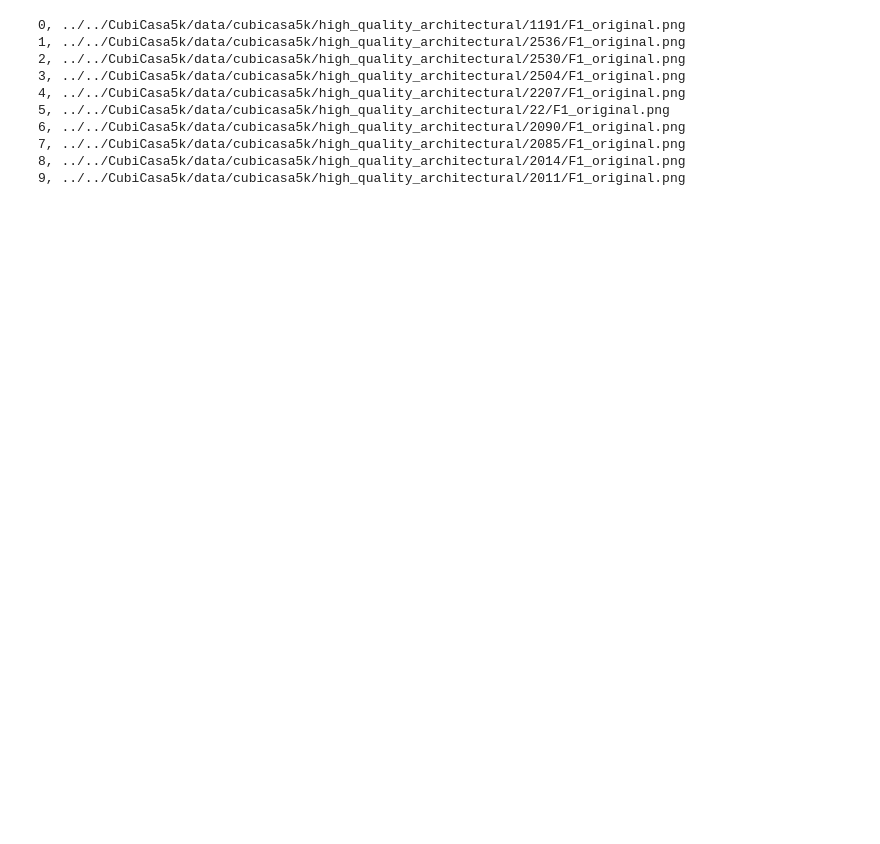
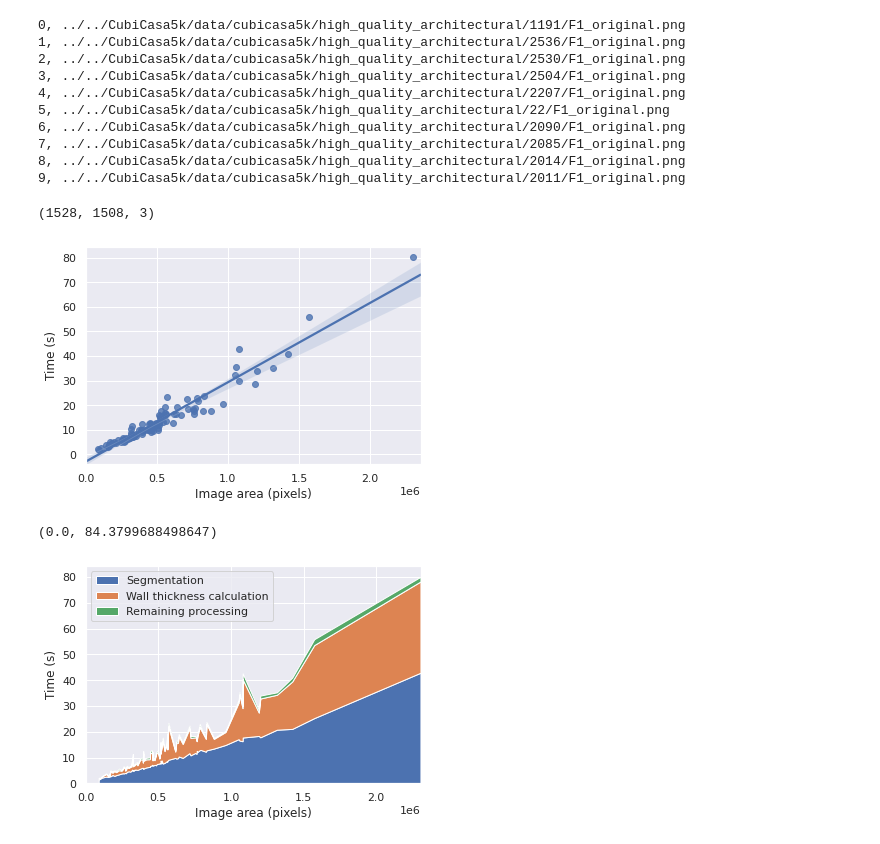
Before and after one commit to joaocmd/Inverse-Algorithmic-Design, a Jupyter notebook: Recognition/execution_times.ipynb, the cells around one changed output. Cells and saved outputs as stored; diff of their text form; code cells hidden in the pictures; blank space fills up the shorter version.

```diff
--- a/Recognition/execution_times.ipynb
+++ b/Recognition/execution_times.ipynb
@@ -97,3 +118,43 @@ for image_name in tqdm(files[:100]):
         f.write(f'{total_time}\n')
 
     res = {'walls': walls, 'symbols': symbols}
+# %%
+image_name = files[80]
+original = cv2.imread(image_name)
+print(original.shape)
+# %% [output]
+(1528, 1508, 3)
+# %%
+import pandas as pd
+import seaborn as sns
+
+sns.set_theme()
+
+times = pd.read_csv('./qualitative/all_times.csv')
+# times = pd.read_csv(out_file)
+times.sort_values(by='area', inplace=True)
+M = times.area.max()
+
+plt.xlim((0, M+0.05e6))
+plt.ylim((-4, 84.3799688498647))
+sns.regplot(x='area', y='total', data=times, label='Total', truncate=False)
+plt.ylabel('Time (s)')
+plt.xlabel('Image area (pixels)')
+# plt.savefig('./qualitative/time-by-area-cpu.pdf', bb_inches='tight', pad_inches=0)
+plt.show()
+
+remaining = times.vect + times["att+norm"] + times.smbl_class
+
+plt.stackplot(
+    times.area, times.seg, times.wall_width, remaining,
+    labels=['Segmentation', 'Wall thickness calculation', 'Remaining processing'])
+plt.legend(loc='upper left')
+plt.ylabel('Time (s)')
+plt.xlabel('Image area (pixels)')
+plt.xlim((0, M))
+plt.ylim((0, 84.3799688498647))
+# plt.savefig('./qualitative/stacked-time-by-area-cpu.pdf', bb_inches='tight', pad_inches=0)
+# %% [output]
+[figure, added]
+(0.0, 84.3799688498647)
+[figure, added]
```
Also changed, not shown: parts of 5 cells of this notebook, 11 other files.
